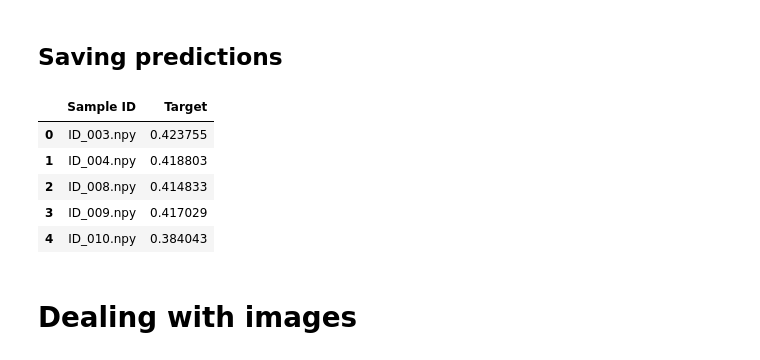
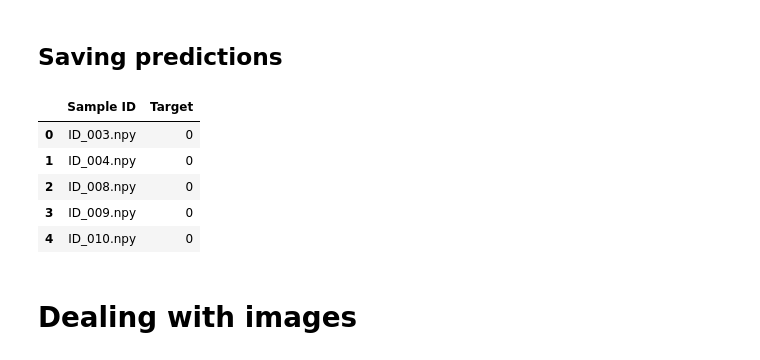
Before and after one commit to clement-desroches/owkin_data_challenge, a Jupyter notebook: supplementary_data/clement_MIL.ipynb, the cells around one changed output. Saved outputs shown, nothing was run; the diff lists cells and outputs as text; code cells hidden in the pictures.

```diff
--- a/supplementary_data/clement_MIL.ipynb
+++ b/supplementary_data/clement_MIL.ipynb
@@ -239,28 +561,28 @@ NotFittedError: This LogisticRegression instance is not fitted yet. Call 'fit' w
 # %%
 submission = pd.DataFrame(
     {"Sample ID": df_test["Sample ID"].values, "Target": preds_test}
 ).sort_values(
     "Sample ID"
 )  # extra step to sort the sample IDs
 
 # sanity checks
 assert all(submission["Target"].between(0, 1)), "`Target` values must be in [0, 1]"
 assert submission.shape == (149, 2), "Your submission file must be of shape (149, 2)"
 assert list(submission.columns) == [
     "Sample ID",
     "Target",
 ], "Your submission file must have columns `Sample ID` and `Target`"
 
 # save the submission as a csv file
-submission.to_csv(data_dir / "benchmark_test_output.csv", index=None)
+submission.to_csv(data_dir / "mil_ae.csv", index=None)
 submission.head()
 # %% [output]
 |  | Sample ID | Target |
-| 0 | ID_003.npy | 0.423755 |
-| 1 | ID_004.npy | 0.418803 |
-| 2 | ID_008.npy | 0.414833 |
-| 3 | ID_009.npy | 0.417029 |
-| 4 | ID_010.npy | 0.384043 |
+| 0 | ID_003.npy | 0 |
+| 1 | ID_004.npy | 0 |
+| 2 | ID_008.npy | 0 |
+| 3 | ID_009.npy | 0 |
+| 4 | ID_010.npy | 0 |
 # %% [markdown]
 # Dealing with images
 # %% [markdown]
```
Also changed, not shown: parts of 21 cells of this notebook, 4 other files.
